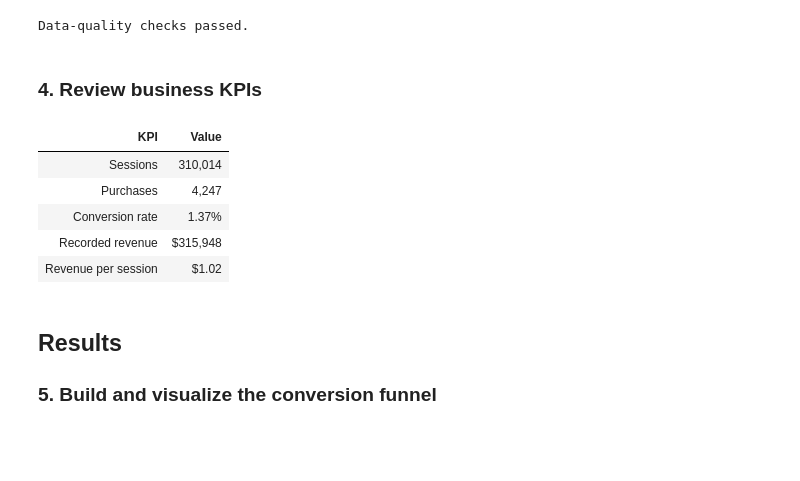
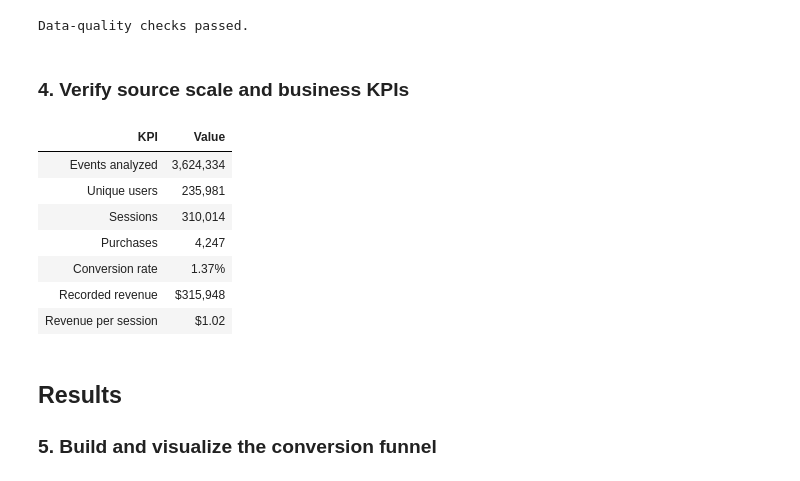
Before and after one commit to Nanase1994/ecommerce-conversion-analytics, a Jupyter notebook: Ecommerce_Conversion_Analytics_Integrated.ipynb, the cells around one changed output. Cells and saved outputs as stored; diff of their text form; code cells hidden in the pictures; blank space fills up the shorter version.

Commit message:
Align notebook-first e-commerce analytics portfolio

```diff
--- a/Ecommerce_Conversion_Analytics_Integrated.ipynb
+++ b/Ecommerce_Conversion_Analytics_Integrated.ipynb
@@ -35,14 +36,22 @@ pandas 2.3.3 | NumPy 2.4.1
 ### 2. Load the external session-level CSV
 # %%
 PROJECT_ROOT = Path.cwd()
-if not (PROJECT_ROOT / "data" / "session_level_ecommerce.csv.gz").exists():
-    PROJECT_ROOT = Path.cwd().parent
-DATA_PATH = PROJECT_ROOT / "data" / "session_level_ecommerce.csv.gz"
-if not DATA_PATH.exists():
+search_roots = [PROJECT_ROOT, PROJECT_ROOT.parent]
+data_candidates = []
+for root in search_roots:
+    data_candidates.extend([
+        root / "data" / "session_level_ecommerce.csv.gz",
+        root / "data" / "session_level_ecommerce.csv",
+        root / "session_level_ecommerce.csv.gz",
+        root / "session_level_ecommerce.csv",
+    ])
+DATA_PATH = next((path for path in data_candidates if path.exists()), None)
+if DATA_PATH is None:
     raise FileNotFoundError(
-        "Expected data/session_level_ecommerce.csv.gz. Run the notebook from the repository root "
-        "or keep the original repository folder structure."
+        "Expected session_level_ecommerce.csv or session_level_ecommerce.csv.gz "
+        "in the notebook folder or its data/ subfolder."
     )
+PROJECT_ROOT = DATA_PATH.parent.parent if DATA_PATH.parent.name == "data" else DATA_PATH.parent
 df = pd.read_csv(DATA_PATH, parse_dates=["session_date"])
 print(f"Loaded {len(df):,} sessions and {len(df.columns)} columns from {DATA_PATH}")
 display(df.head())
@@ -85,18 +94,27 @@ print("Data-quality checks passed.")
 | End date | 2021-01-31 |
 Data-quality checks passed.
 # %% [markdown]
-### 4. Review business KPIs
+### 4. Verify source scale and business KPIs
 # %%
+total_events = int(df["total_events"].sum())
+unique_users = int(df["user_pseudo_id"].nunique())
 kpis = pd.DataFrame({
-    "KPI": ["Sessions", "Purchases", "Conversion rate", "Recorded revenue", "Revenue per session"],
+    "KPI": [
+        "Events analyzed", "Unique users", "Sessions", "Purchases",
+        "Conversion rate", "Recorded revenue", "Revenue per session",
+    ],
     "Value": [
-        f"{len(df):,}", f"{int(df['converted'].sum()):,}", f"{df['converted'].mean():.2%}",
-        f"${df['revenue'].sum():,.0f}", f"${df['revenue'].sum()/len(df):.2f}",
+        f"{total_events:,}", f"{unique_users:,}", f"{len(df):,}",
+        f"{int(df['converted'].sum()):,}", f"{df['converted'].mean():.2%}",
+        f"${df['revenue'].sum():,.0f}",
+        f"${df['revenue'].sum() / len(df):.2f}",
     ],
 })
 display(kpis)
 # %% [output]
 | KPI | Value |
+| Events analyzed | 3,624,334 |
+| Unique users | 235,981 |
 | Sessions | 310,014 |
 | Purchases | 4,247 |
 | Conversion rate | 1.37% |
```
Also changed, not shown: parts of 17 cells of this notebook, 15 other files.
